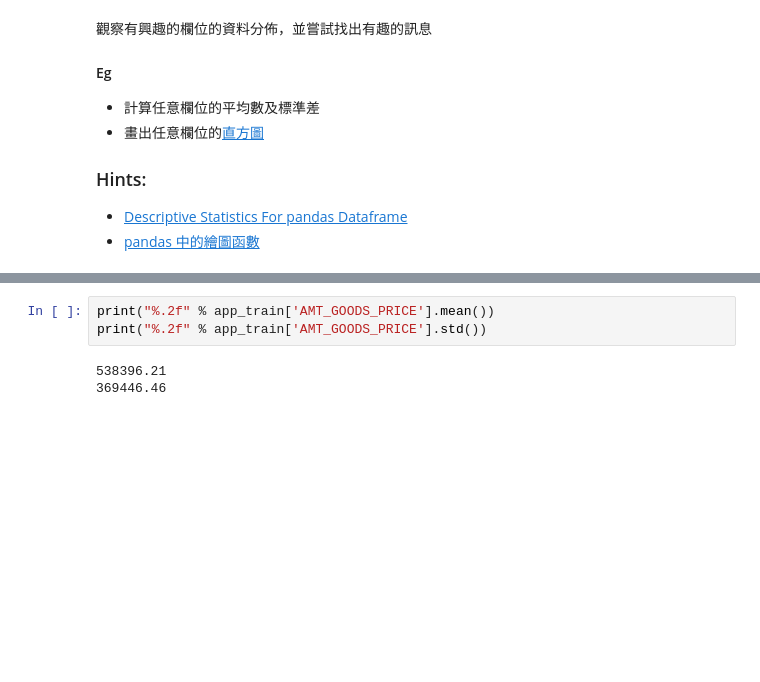
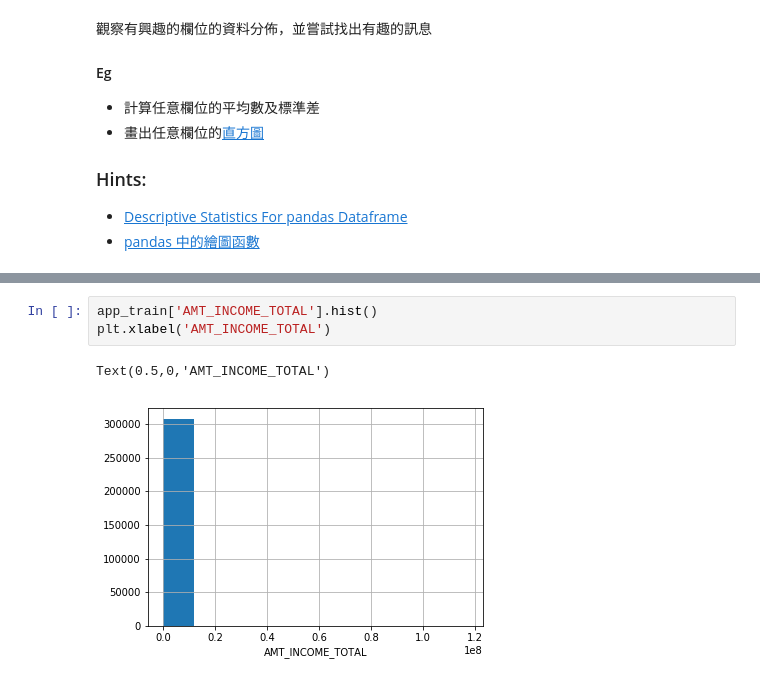
Before and after one commit to huzhecheng/ML100-Days, a Jupyter notebook: Day_005_HW.ipynb, the cells around one changed output, grey strips where cells are left out. Drawn from its saved outputs; the diff is of its cells as text; blank space fills up the shorter version.

```diff
--- a/Day_005_HW.ipynb
+++ b/Day_005_HW.ipynb
@@ -48,6 +47,6 @@ app_train.describe()
-# %%
-print("%.2f" % app_train['AMT_GOODS_PRICE'].mean())
-print("%.2f" % app_train['AMT_GOODS_PRICE'].std())
-# %% [output]
-538396.21
-369446.46
+# %%
+app_train['AMT_INCOME_TOTAL'].hist()
+plt.xlabel('AMT_INCOME_TOTAL')
+# %% [output]
+Text(0.5,0,'AMT_INCOME_TOTAL')
+[figure, added]
```
Also changed, not shown: parts of 3 cells of this notebook.
